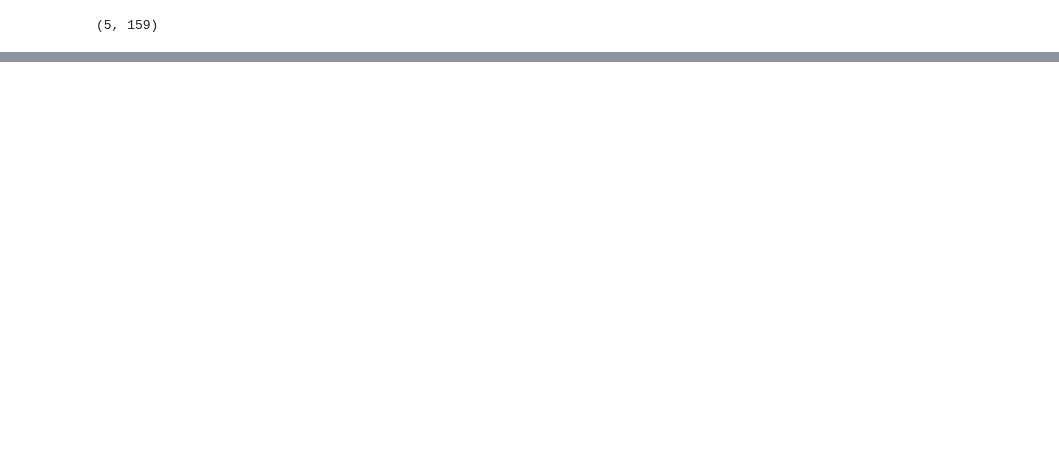
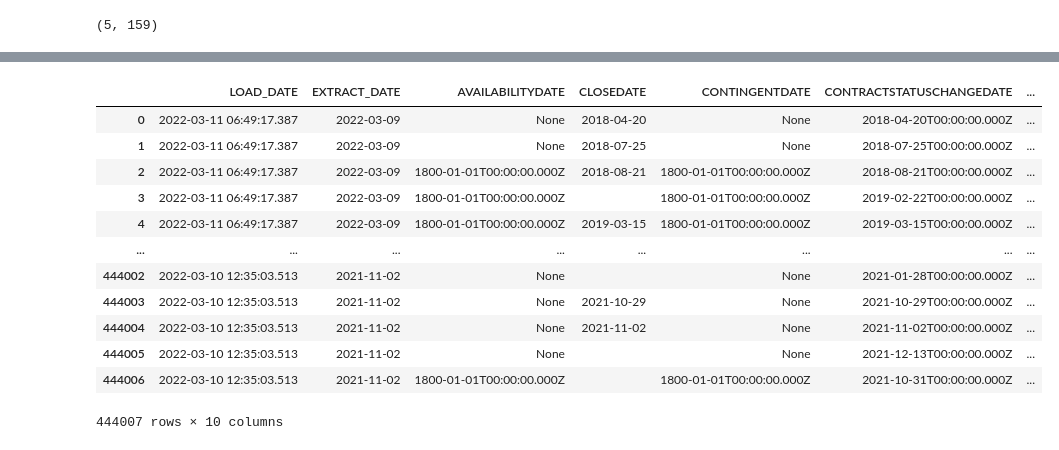
Before and after one commit to endpointclosing/lead-scoring, a Jupyter notebook: notebooks/lead_data_exploration.ipynb, the cells around one changed output, grey strips where cells are left out. Saved outputs shown, nothing was run; the diff lists cells and outputs as text; code cells hidden in the pictures; blank space fills up the shorter version.

```diff
--- a/notebooks/lead_data_exploration.ipynb
+++ b/notebooks/lead_data_exploration.ipynb
@@ -1293,0 +1279,3 @@ listing
+# %%
+query = "SELECT * FROM LAKE.PROPMIX.LISTING_DETAILS_WASHINGTON_VW"
+wa_pm_listing = cur.execute(query).fetch_pandas_all().reset_index()
@@ -1293,0 +1295,17 @@ listing
+# %%
+# LISTINGCONTRACTDATE is the date for the listing
+wa_pm_listing[[i for i in wa_pm_listing.columns if "DATE" in i]]
+# %% [output]
+|  | LOAD_DATE | EXTRACT_DATE | AVAILABILITYDATE | CLOSEDATE | CONTINGENTDATE | CONTRACTSTATUSCHANGEDATE | ... |
+| 0 | 2022-03-11 06:49:17.387 | 2022-03-09 | None | 2018-04-20 | None | 2018-04-20T00:00:00.000Z | ... |
+| 1 | 2022-03-11 06:49:17.387 | 2022-03-09 | None | 2018-07-25 | None | 2018-07-25T00:00:00.000Z | ... |
+| 2 | 2022-03-11 06:49:17.387 | 2022-03-09 | 1800-01-01T00:00:00.000Z | 2018-08-21 | 1800-01-01T00:00:00.000Z | 2018-08-21T00:00:00.000Z | ... |
+| 3 | 2022-03-11 06:49:17.387 | 2022-03-09 | 1800-01-01T00:00:00.000Z |  | 1800-01-01T00:00:00.000Z | 2019-02-22T00:00:00.000Z | ... |
+| 4 | 2022-03-11 06:49:17.387 | 2022-03-09 | 1800-01-01T00:00:00.000Z | 2019-03-15 | 1800-01-01T00:00:00.000Z | 2019-03-15T00:00:00.000Z | ... |
+| ... | ... | ... | ... | ... | ... | ... | ... |
+| 444002 | 2022-03-10 12:35:03.513 | 2021-11-02 | None |  | None | 2021-01-28T00:00:00.000Z | ... |
+| 444003 | 2022-03-10 12:35:03.513 | 2021-11-02 | None | 2021-10-29 | None | 2021-10-29T00:00:00.000Z | ... |
+| 444004 | 2022-03-10 12:35:03.513 | 2021-11-02 | None | 2021-11-02 | None | 2021-11-02T00:00:00.000Z | ... |
+| 444005 | 2022-03-10 12:35:03.513 | 2021-11-02 | None |  | None | 2021-12-13T00:00:00.000Z | ... |
+| 444006 | 2022-03-10 12:35:03.513 | 2021-11-02 | 1800-01-01T00:00:00.000Z |  | 1800-01-01T00:00:00.000Z | 2021-10-31T00:00:00.000Z | ... |
+444007 rows × 10 columns
```
Also changed, not shown: parts of 85 cells of this notebook, 16 other files.
